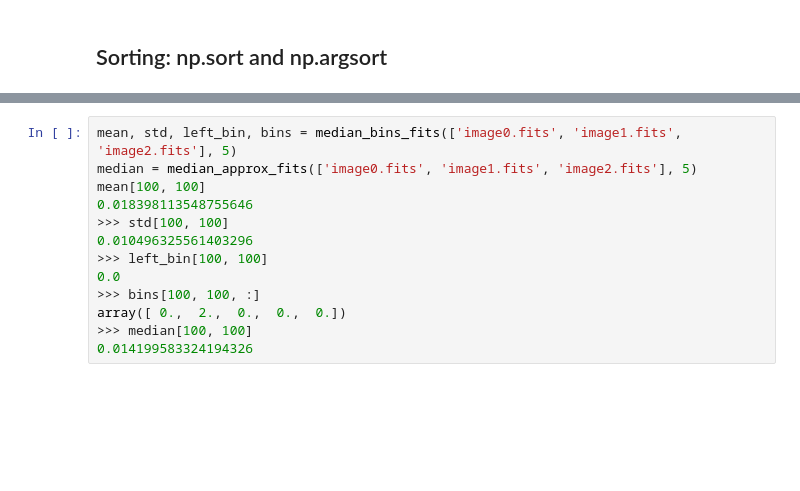
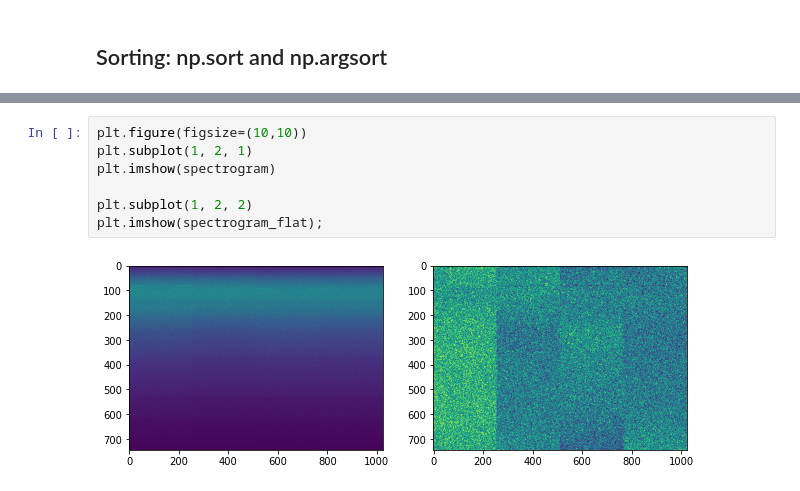
Before and after one commit to DzygaSkoryk/astronomy_python, a Jupyter notebook: NumPy/NumPy_intro.ipynb, the cells around one changed output, grey strips where cells are left out. Cells and saved outputs as stored; diff of their text form; blank space fills up the shorter version.

```diff
--- a/NumPy/NumPy_intro.ipynb
+++ b/NumPy/NumPy_intro.ipynb
@@ -563,13 +664,9 @@ def median_bins(images, B):
-# %%
-mean, std, left_bin, bins = median_bins_fits(['image0.fits', 'image1.fits', 'image2.fits'], 5)
-median = median_approx_fits(['image0.fits', 'image1.fits', 'image2.fits'], 5)
-mean[100, 100]
-0.018398113548755646
->>> std[100, 100]
-0.010496325561403296
->>> left_bin[100, 100]
-0.0
->>> bins[100, 100, :]
-array([ 0.,  2.,  0.,  0.,  0.])
->>> median[100, 100]
-0.014199583324194326
+# %%
+plt.figure(figsize=(10,10))
+plt.subplot(1, 2, 1)
+plt.imshow(spectrogram)
+
+plt.subplot(1, 2, 2)
+plt.imshow(spectrogram_flat);
+# %% [output]
+[figure, added]
```
Also changed, not shown: parts of 101 cells of this notebook, 15 other files.
